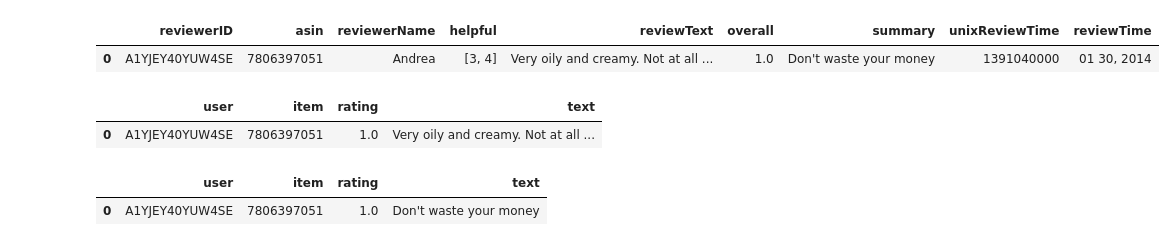
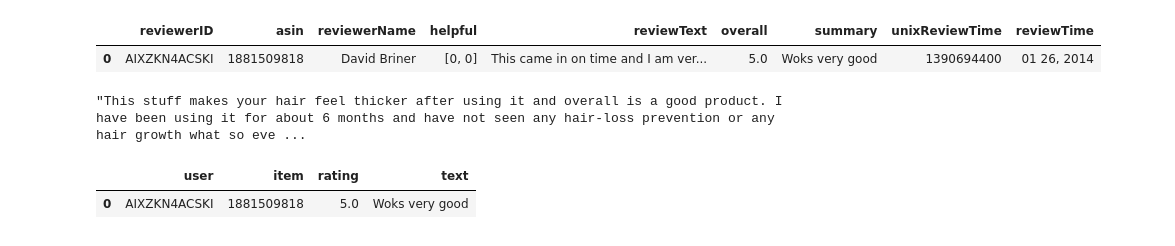
Before and after one commit to andreu-vall/tfg, a Jupyter notebook: create_mcauley.ipynb, the cells around one changed output. Drawn from its saved outputs; the diff is of its cells as text; code cells hidden in the pictures.

```diff
--- a/create_mcauley.ipynb
+++ b/create_mcauley.ipynb
@@ -1,21 +1,25 @@
 # %%
 import pandas as pd
 import gzip
 import json
 
-dataset = 'amz-beauty'
-filename = 'Beauty'
+dataset = 'amz-sports' #'amz-beauty', 'amz-toys'
+filename = 'Sports_and_Outdoors' #'Beauty', 'Toys_and_Games'
 source_path = f'raw_data/McAuley14/{dataset}/reviews_{filename}_5.json.gz'
 
 with gzip.open(source_path, 'rb') as f:
     data = [json.loads(line) for line in f]
 
 df = pd.DataFrame(data)
 
 df.head(1)
 # %% [output]
 |  | reviewerID | asin | reviewerName | helpful | reviewText | overall | summary | unixReviewTime | reviewTime |
-| 0 | A1YJEY40YUW4SE | 7806397051 | Andrea | [3, 4] | Very oily and creamy. Not at all ... | 1.0 | Don't waste your money | 1391040000 | 01 30, 2014 |
+| 0 | AIXZKN4ACSKI | 1881509818 | David Briner | [0, 0] | This came in on time and I am ver... | 5.0 | Woks very good | 1390694400 | 01 26, 2014 |
+# %%
+df[(df['reviewerID']=='A1S8KORSO7AL10') & (df['asin']=='B00004TMFE')].iloc[0]['reviewText']
+# %% [output]
+"This stuff makes your hair feel thicker after using it and overall is a good product. I have been using it for about 6 months and have not seen any hair-loss prevention or any hair growth what so eve ...
 # %%
 import os
 
@@ -26,22 +30,21 @@ df['item'] = df['asin']
 df['rating'] = df['overall']
 df['text'] = df['reviewText']
 
-target_path = f'data/amz-beauty-review/reviews.csv'
-os.makedirs(os.path.dirname(target_path), exist_ok=True)
+# target_path = f'data/{dataset}-review/reviews.csv'
+# os.makedirs(os.path.dirname(target_path), exist_ok=True)
 
-df1 = df[['user', 'item', 'rating', 'text']]
-df1.to_csv(target_path, index=False)
+# df1 = df[['user', 'item', 'rating', 'text']]
+# df1.to_csv(target_path, index=False)
 
-df1.head(1)
+# df1.head(1)
-# %% [output]
-|  | user | item | rating | text |
-| 0 | A1YJEY40YUW4SE | 7806397051 | 1.0 | Very oily and creamy. Not at all ... |
 # %%
+import os
+
 df['text'] = df['summary']
 
 # Summary
 
-target_path = f'data/amz-beauty-summary/reviews.csv'
+target_path = f'data/{dataset}-summary/reviews.csv'
 os.makedirs(os.path.dirname(target_path), exist_ok=True)
 
 df2 = df[['user', 'item', 'rating', 'text']]
@@ -50,4 +53,4 @@ df2.to_csv(target_path, index=False)
 df2.head(1)
 # %% [output]
 |  | user | item | rating | text |
-| 0 | A1YJEY40YUW4SE | 7806397051 | 1.0 | Don't waste your money |
+| 0 | AIXZKN4ACSKI | 1881509818 | 5.0 | Woks very good |
```
Also changed, not shown: parts of 1 cell of this notebook, 11 other files.
